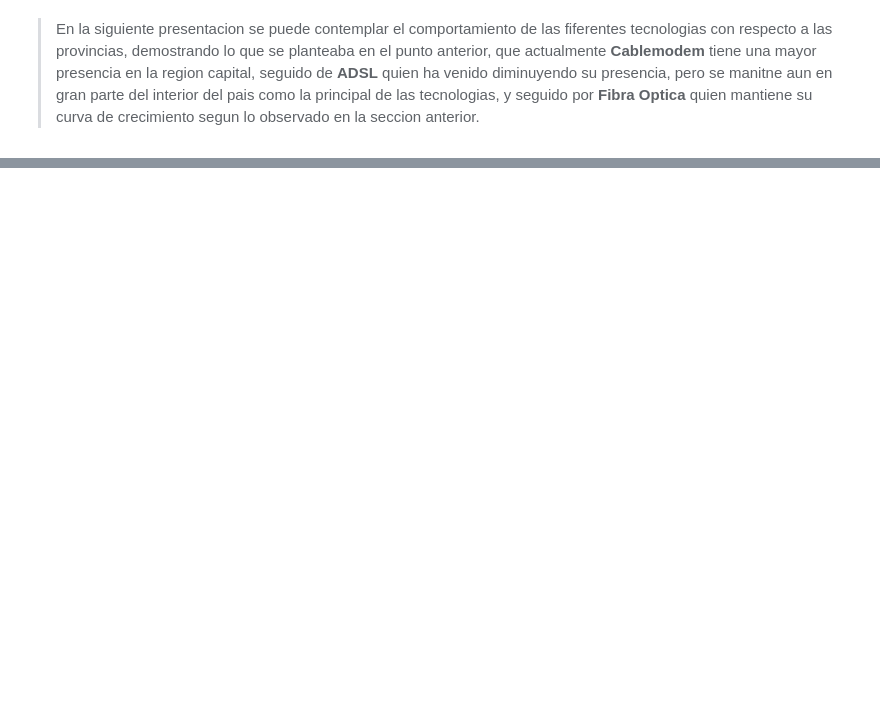
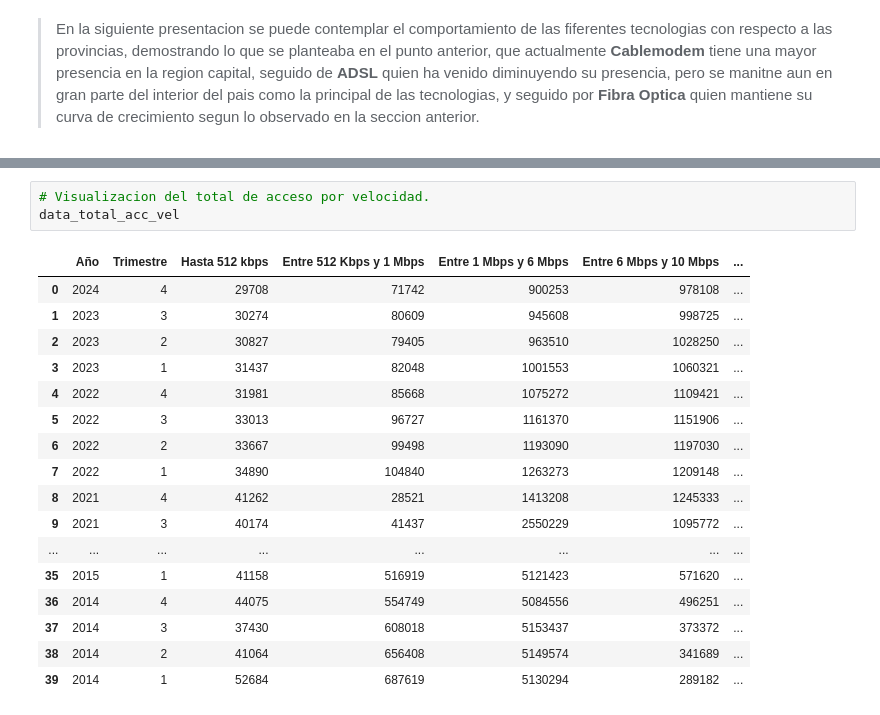
Before and after one commit to rammerbot/Data_Analytics_Telecomunicaciones_Argentina, a Jupyter notebook: ETL_EDA.ipynb, the cells around one changed output, grey strips where cells are left out. Drawn from its saved outputs; the diff is of its cells as text; blank space fills up the shorter version.

```diff
--- a/ETL_EDA.ipynb
+++ b/ETL_EDA.ipynb
@@ -595,0 +646,21 @@ plt.show()
+# %%
+# Visualizacion del total de acceso por velocidad.
+data_total_acc_vel
+# %% [output]
+|  | Año | Trimestre | Hasta 512 kbps | Entre 512 Kbps y 1 Mbps | Entre 1 Mbps y 6 Mbps | Entre 6 Mbps y 10 Mbps | ... |
+| 0 | 2024 | 4 | 29708 | 71742 | 900253 | 978108 | ... |
+| 1 | 2023 | 3 | 30274 | 80609 | 945608 | 998725 | ... |
+| 2 | 2023 | 2 | 30827 | 79405 | 963510 | 1028250 | ... |
+| 3 | 2023 | 1 | 31437 | 82048 | 1001553 | 1060321 | ... |
+| 4 | 2022 | 4 | 31981 | 85668 | 1075272 | 1109421 | ... |
+| 5 | 2022 | 3 | 33013 | 96727 | 1161370 | 1151906 | ... |
+| 6 | 2022 | 2 | 33667 | 99498 | 1193090 | 1197030 | ... |
+| 7 | 2022 | 1 | 34890 | 104840 | 1263273 | 1209148 | ... |
+| 8 | 2021 | 4 | 41262 | 28521 | 1413208 | 1245333 | ... |
+| 9 | 2021 | 3 | 40174 | 41437 | 2550229 | 1095772 | ... |
+| ... | ... | ... | ... | ... | ... | ... | ... |
+| 35 | 2015 | 1 | 41158 | 516919 | 5121423 | 571620 | ... |
+| 36 | 2014 | 4 | 44075 | 554749 | 5084556 | 496251 | ... |
+| 37 | 2014 | 3 | 37430 | 608018 | 5153437 | 373372 | ... |
+| 38 | 2014 | 2 | 41064 | 656408 | 5149574 | 341689 | ... |
+| 39 | 2014 | 1 | 52684 | 687619 | 5130294 | 289182 | ... |
```
Also changed, not shown: parts of 22 cells of this notebook.
